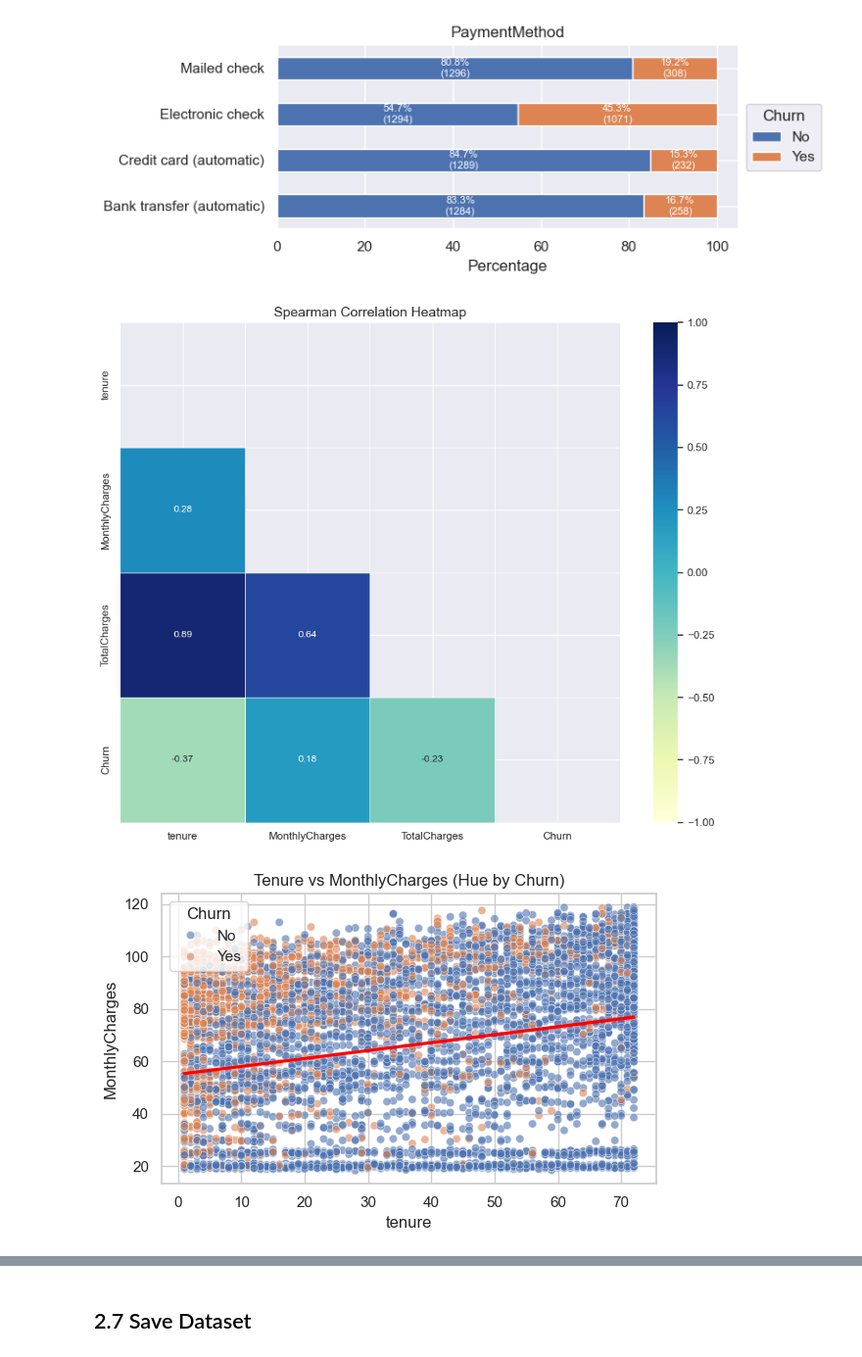
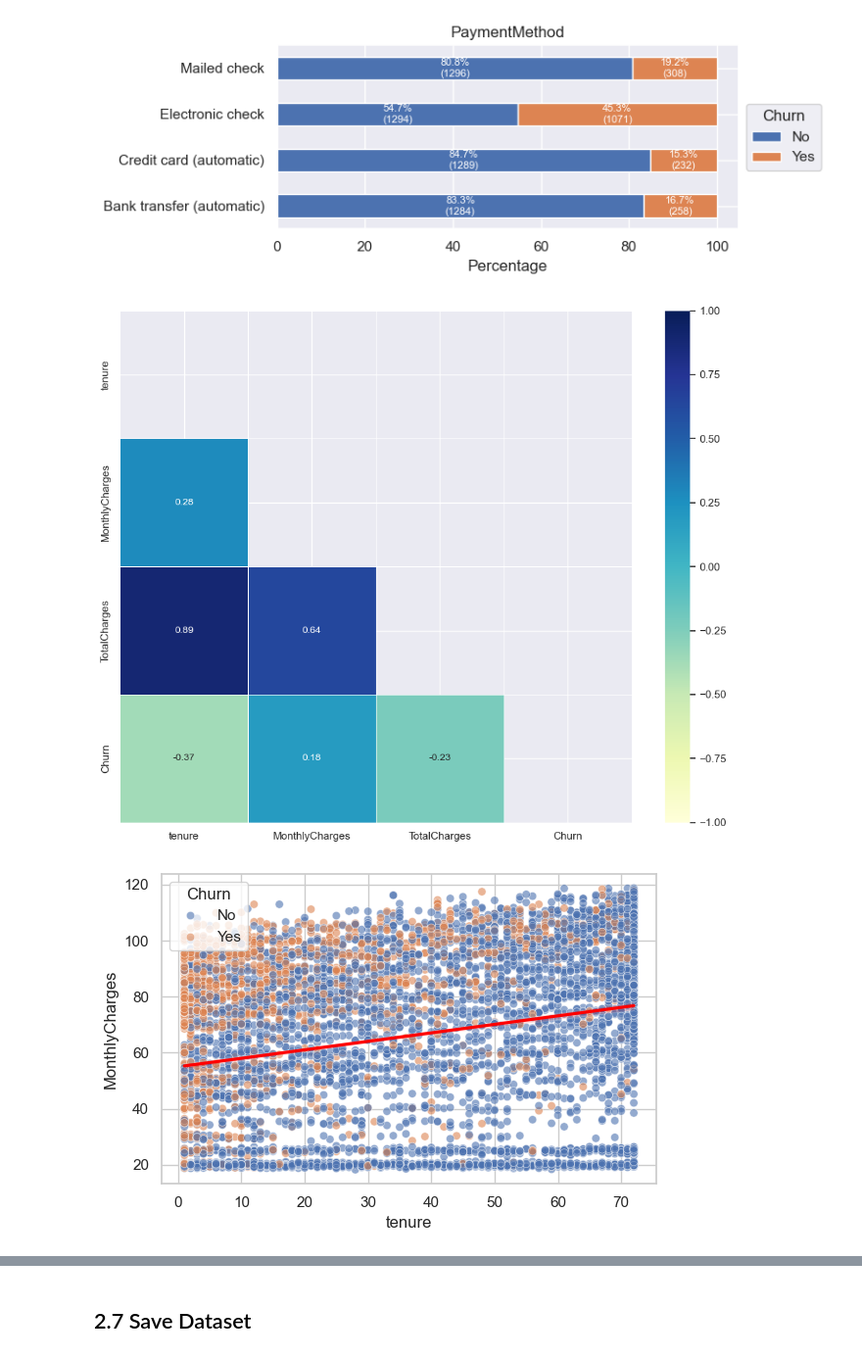
Before and after one commit to hansdarmawann/telco-churn-v2, a Jupyter notebook: notebooks/1.1-sec2.ipynb, the cells around one changed output, grey strips where cells are left out. Shown at 98% size. Cells and saved outputs as stored; diff of their text form; code cells hidden in the pictures.

Commit message:
Comment the title.

```diff
--- a/notebooks/1.1-sec2.ipynb
+++ b/notebooks/1.1-sec2.ipynb
@@ -813,27 +813,27 @@ plt.figure(figsize=(10, 8))
 sns.heatmap(corr, mask=mask, annot=True, cmap='YlGnBu', vmin=-1, vmax=1,
             square=True, linewidths=0.5, fmt=".2f", annot_kws={"size": 10})
 
-plt.title("Spearman Correlation Heatmap", fontsize=14)
+# plt.title("Spearman Correlation Heatmap", fontsize=14)
 plt.tight_layout()
 plt.show()
 # %% [output]
-[figure, old version]
+[figure, new version]
 # %%
 import seaborn as sns
 import matplotlib.pyplot as plt
 
 # Asumsi: DataFrame Anda bernama df dan kolom 'Churn' sudah berupa kategori/biner (Yes/No atau 1/0)
 sns.set(style='whitegrid')
 
 # Scatterplot tenure vs MonthlyCharges
 plt.figure(figsize=(6, 4))
 sns.scatterplot(data=df, x='tenure', y='MonthlyCharges', hue='Churn', alpha=0.6)
 sns.regplot(data=df, x='tenure', y='MonthlyCharges', scatter=False, color='red')
-plt.title('Tenure vs MonthlyCharges (Hue by Churn)')
+# plt.title('Tenure vs MonthlyCharges (Hue by Churn)')
 plt.tight_layout()
 plt.show()
 # %% [output]
-[figure, old version]
+[figure, new version]
 # %%
 # Scatterplot tenure vs TotalCharges
 plt.figure(figsize=(6, 4))
```
Also changed, not shown: parts of 5 cells of this notebook.
